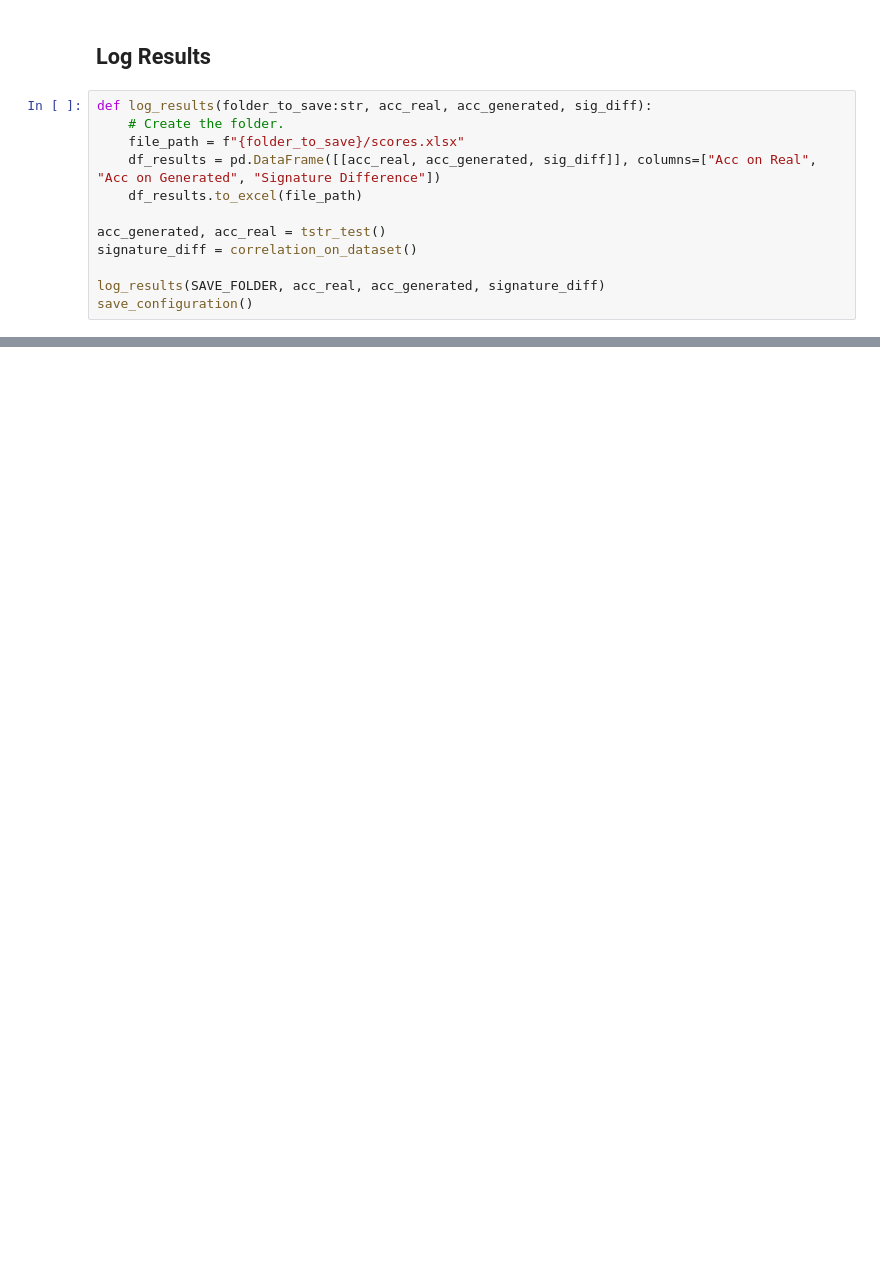
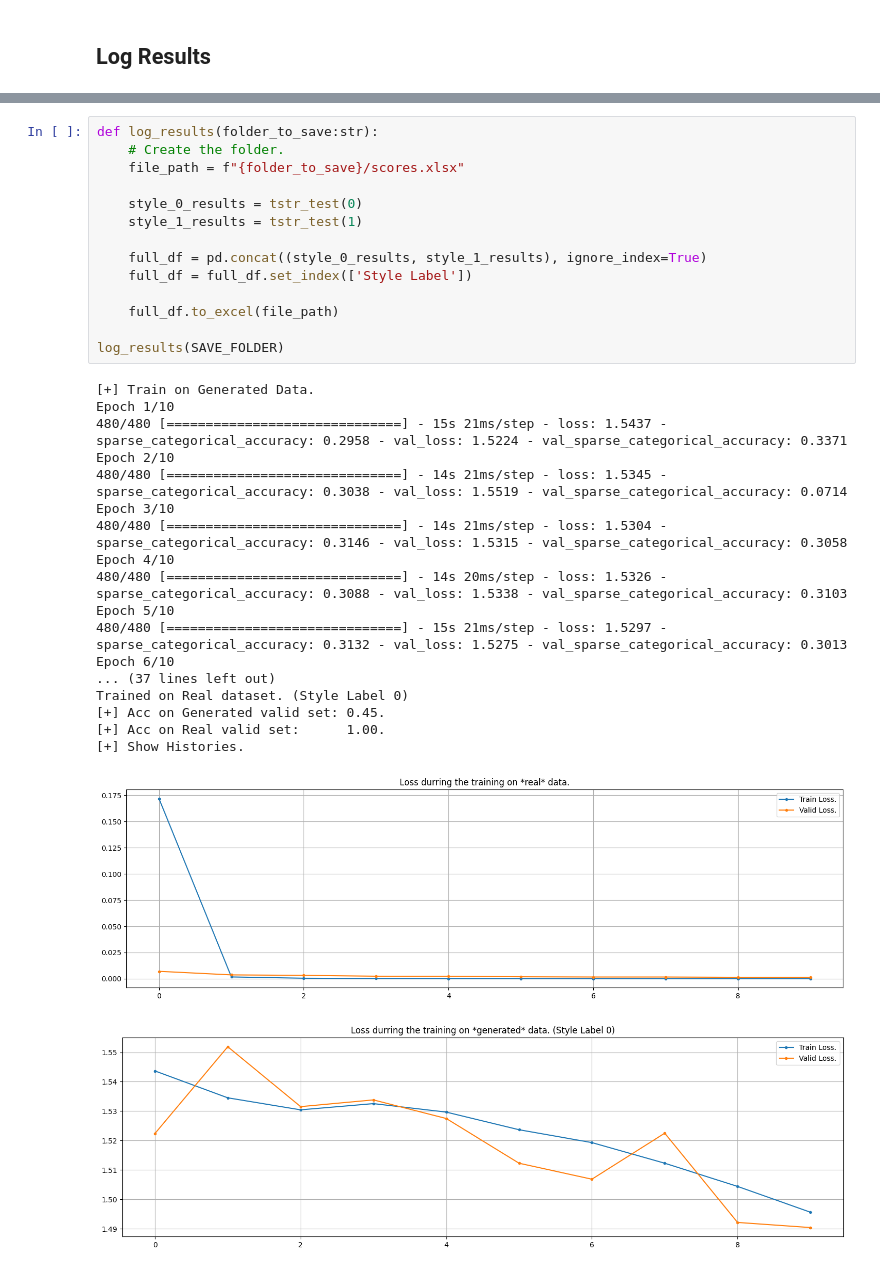
Before and after one commit to Henri-Hoyez/TimeSeriesStyleTransfer, a Jupyter notebook: 2024-03-27 - Time Series Style Transfer.ipynb, the cells around one changed output, grey strips where cells are left out. Cells and saved outputs as stored; diff of their text form; blank space fills up the shorter version.

```diff
--- a/2024-03-27 - Time Series Style Transfer.ipynb
+++ b/2024-03-27 - Time Series Style Transfer.ipynb
@@ -1177,14 +1225,2 @@ def tstr_test():
 # %% [markdown]
 ## Log Results
-# %%
-def log_results(folder_to_save:str, acc_real, acc_generated, sig_diff):
-    # Create the folder.
-    file_path = f"{folder_to_save}/scores.xlsx"
-    df_results = pd.DataFrame([[acc_real, acc_generated, sig_diff]], columns=["Acc on Real", "Acc on Generated", "Signature Difference"])
-    df_results.to_excel(file_path)
-
-acc_generated, acc_real = tstr_test()
-signature_diff = correlation_on_dataset()
-
-log_results(SAVE_FOLDER, acc_real, acc_generated, signature_diff)
-save_configuration()
@@ -1190,0 +1231,34 @@ save_configuration()
+# %%
+def log_results(folder_to_save:str):
+    # Create the folder.
+    file_path = f"{folder_to_save}/scores.xlsx"
+
+    style_0_results = tstr_test(0)
+    style_1_results = tstr_test(1)
+
+    full_df = pd.concat((style_0_results, style_1_results), ignore_index=True)
+    full_df = full_df.set_index(['Style Label'])
+
+    full_df.to_excel(file_path)
+
+log_results(SAVE_FOLDER)
+# %% [output]
+[+] Train on Generated Data.
+Epoch 1/10
+480/480 [==============================] - 15s 21ms/step - loss: 1.5437 - sparse_categorical_accuracy: 0.2958 - val_loss: 1.5224 - val_sparse_categorical_accuracy: 0.3371
+Epoch 2/10
+480/480 [==============================] - 14s 21ms/step - loss: 1.5345 - sparse_categorical_accuracy: 0.3038 - val_loss: 1.5519 - val_sparse_categorical_accuracy: 0.0714
+Epoch 3/10
+480/480 [==============================] - 14s 21ms/step - loss: 1.5304 - sparse_categorical_accuracy: 0.3146 - val_loss: 1.5315 - val_sparse_categorical_accuracy: 0.3058
+Epoch 4/10
+480/480 [==============================] - 14s 20ms/step - loss: 1.5326 - sparse_categorical_accuracy: 0.3088 - val_loss: 1.5338 - val_sparse_categorical_accuracy: 0.3103
+Epoch 5/10
+480/480 [==============================] - 15s 21ms/step - loss: 1.5297 - sparse_categorical_accuracy: 0.3132 - val_loss: 1.5275 - val_sparse_categorical_accuracy: 0.3013
+Epoch 6/10
+... (37 lines left out)
+Trained on Real dataset. (Style Label 0)
+[+] Acc on Generated valid set: 0.45.
+[+] Acc on Real valid set:      1.00.
+[+] Show Histories.
+[figure, added]
+[figure, added]
```
Also changed, not shown: parts of 20 cells of this notebook, 1 other file.
